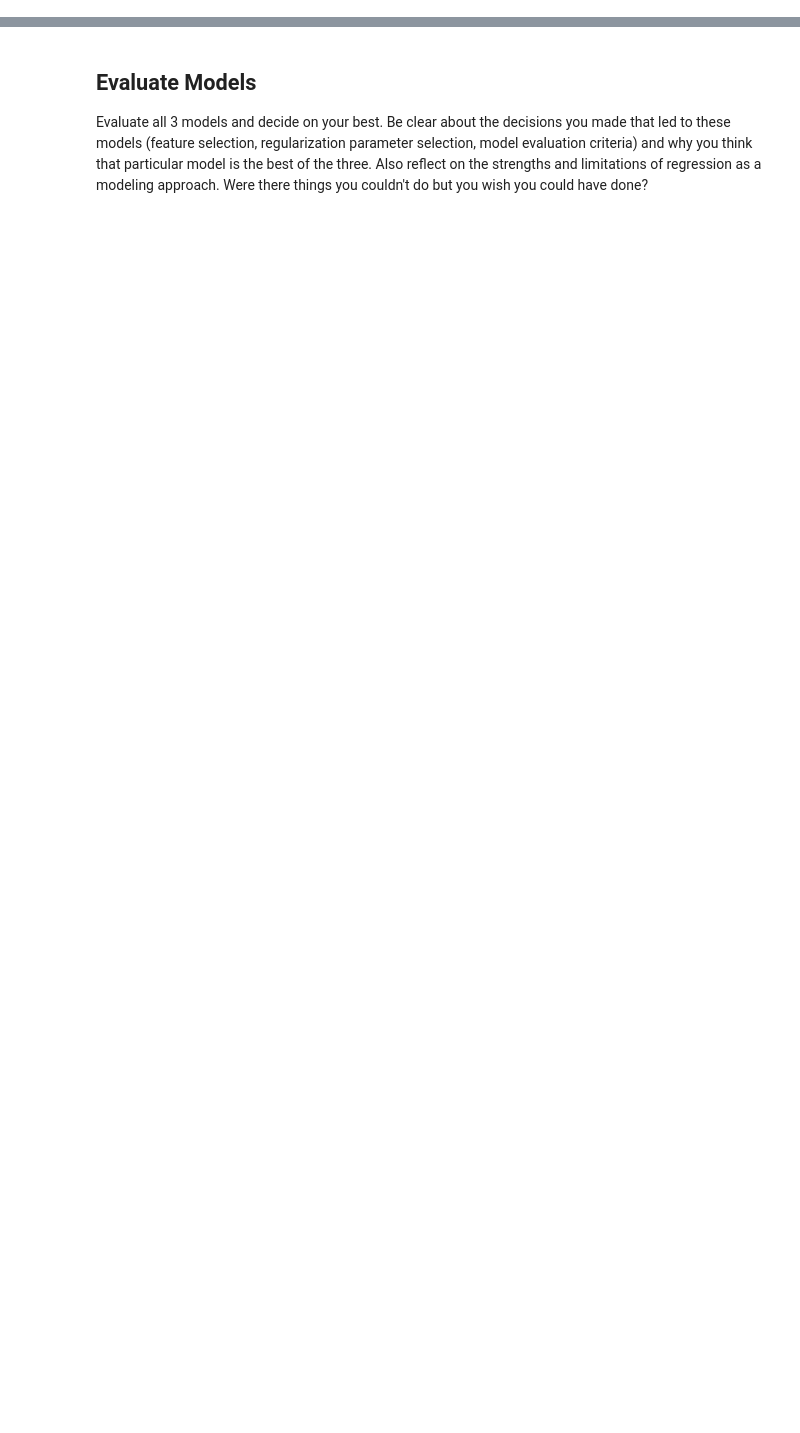
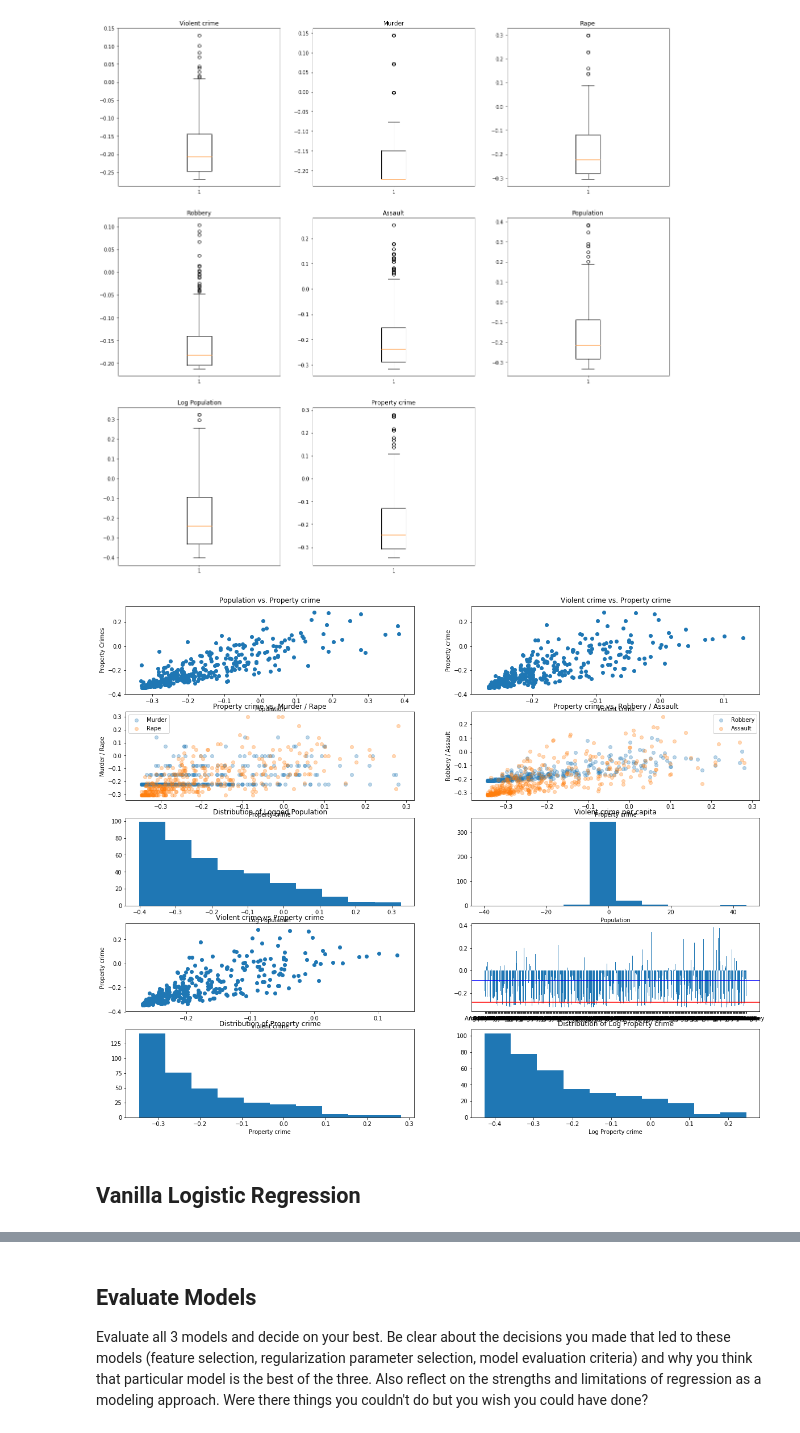
Before and after one commit to esthersweon/thinkful, a Jupyter notebook: main/unit_3/lesson_3_project_4.ipynb, the cells around one changed output, grey strips where cells are left out. Drawn from its saved outputs; the diff is of its cells as text; code cells hidden in the pictures; blank space fills up the shorter version.

```diff
--- a/main/unit_3/lesson_3_project_4.ipynb
+++ b/main/unit_3/lesson_3_project_4.ipynb
@@ -31,0 +254,8 @@ df.head()
+# %%
+new_df_without_outliers = df[(df['Population'] < outliers['pop']) & (df['Violent crime'] < outliers['violent_crime']) & (df['Property crime'] < outliers['property_crime']) & (df['Murder'] < outliers['murder']) & (df['Rape'] < outliers['rape']) & (df['Robbery'] < outliers['robbery']) & (df['Assault'] < outliers['assault'])]
+display_boxplots(new_df_without_outliers, False)
+
+display_relevant_plots(new_df_without_outliers)
+# %% [output]
+[figure, added]
+[figure, added]
@@ -31,0 +276,2 @@ df.head()
+# %% [markdown]
+## Vanilla Logistic Regression
```
Also changed, not shown: parts of 16 cells of this notebook, 3 other files.
